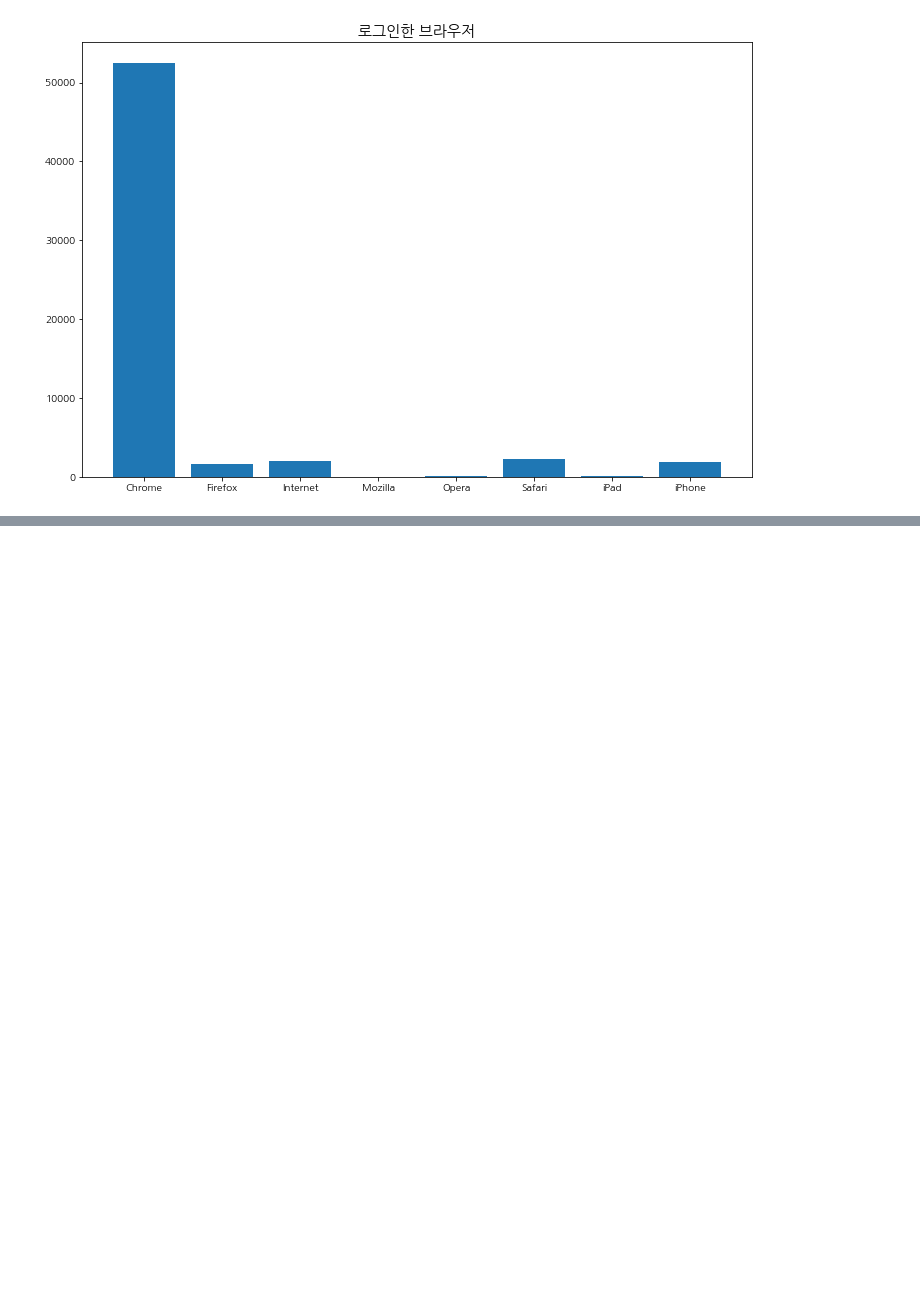
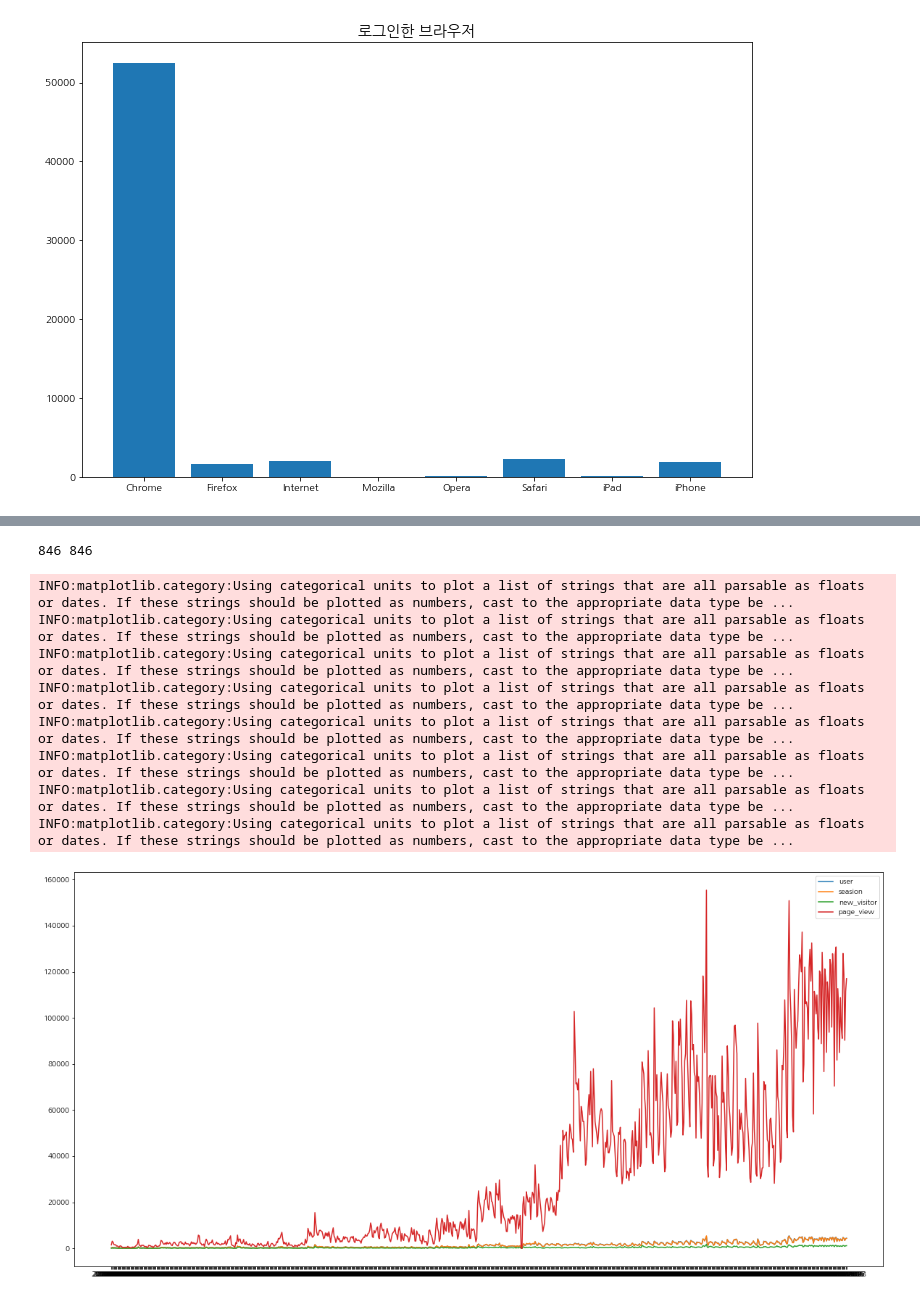
Before and after one commit to Kangsooyeon/2020-DACON-CUP, a Jupyter notebook: 2020_DACON_CUP.ipynb, the cells around one changed output, grey strips where cells are left out. Drawn from its saved outputs; the diff is of its cells as text; code cells hidden in the pictures; blank space fills up the shorter version.

```diff
--- a/2020_DACON_CUP.ipynb
+++ b/2020_DACON_CUP.ipynb
@@ -507,0 +828,3 @@ plt.show()
+# %%
+train1_sc_df=train1_sc_df.reset_index('ds')
+train1_sc_df['ds']=pd.to_datetime(train1_sc_df['ds'])
@@ -507,0 +847,3 @@ plt.show()
+# %%
+model = Prophet()
+model.fit(train1_sc_df)
@@ -507,0 +882,7 @@ plt.show()
+# %%
+from sklearn import preprocessing
+scaler = preprocessing.MinMaxScaler()
+scaler_fit = scaler.fit(train_)
+scaled_train_=scaler_fit.transform(train_)
+
+scaled_train_
@@ -507,0 +897,11 @@ plt.show()
+# %%
+size=len(train_)
+sequence=7
+dropout=0.3
+epoch=180
+batch_size=14
+verbose=1
+
+
+dt_index = pd.date_range(start='20201109', end='20210108')
+myIter=len(dt_index)
@@ -507,0 +978,35 @@ plt.show()
+# %%
+print(len(X_train),len(Y_train))
+# %% [output]
+846 846
+# %%
+Y_plot=pd.DataFrame(scaler.inverse_transform(Y_train))
+
+Y_plot=Y_plot.rename({0:"사용자",1:"세션",2:"신규방문자",3:"페이지뷰"},axis="columns")
+Y_plot
+
+plot_index = pd.date_range(start='20180916', end='20210108')
+Y_plot["DateTime"]=plot_index.strftime("%Y-%m-%d").tolist()
+
+Y_plot.set_index('DateTime', inplace=True)
+
+fig = plt.figure(facecolor='white', figsize=(20, 10))
+ax = fig.add_subplot(111)
+
+ax.plot(Y_plot["사용자"], label='user')
+ax.plot(Y_plot["세션"], label='seasion')
+ax.plot(Y_plot["신규방문자"], label='new_visitor')
+ax.plot(Y_plot["페이지뷰"], label='page_view')
+
+ax.legend()
+plt.show()
+# %% [output]
+INFO:matplotlib.category:Using categorical units to plot a list of strings that are all parsable as floats or dates. If these strings should be plotted as numbers, cast to the appropriate data type be ...
+INFO:matplotlib.category:Using categorical units to plot a list of strings that are all parsable as floats or dates. If these strings should be plotted as numbers, cast to the appropriate data type be ...
+INFO:matplotlib.category:Using categorical units to plot a list of strings that are all parsable as floats or dates. If these strings should be plotted as numbers, cast to the appropriate data type be ...
+INFO:matplotlib.category:Using categorical units to plot a list of strings that are all parsable as floats or dates. If these strings should be plotted as numbers, cast to the appropriate data type be ...
+INFO:matplotlib.category:Using categorical units to plot a list of strings that are all parsable as floats or dates. If these strings should be plotted as numbers, cast to the appropriate data type be ...
+INFO:matplotlib.category:Using categorical units to plot a list of strings that are all parsable as floats or dates. If these strings should be plotted as numbers, cast to the appropriate data type be ...
+INFO:matplotlib.category:Using categorical units to plot a list of strings that are all parsable as floats or dates. If these strings should be plotted as numbers, cast to the appropriate data type be ...
+INFO:matplotlib.category:Using categorical units to plot a list of strings that are all parsable as floats or dates. If these strings should be plotted as numbers, cast to the appropriate data type be ...
+[figure, added]
```
Also changed, not shown: parts of 74 cells of this notebook.
